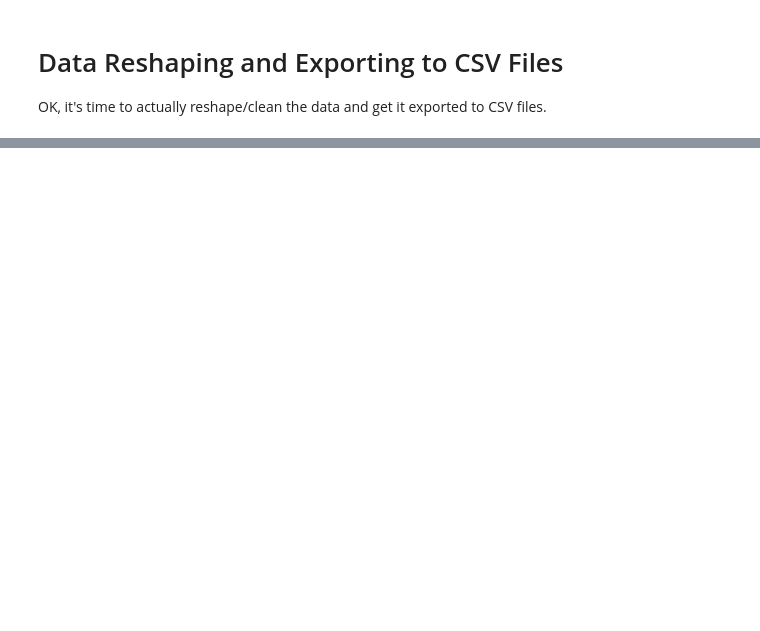
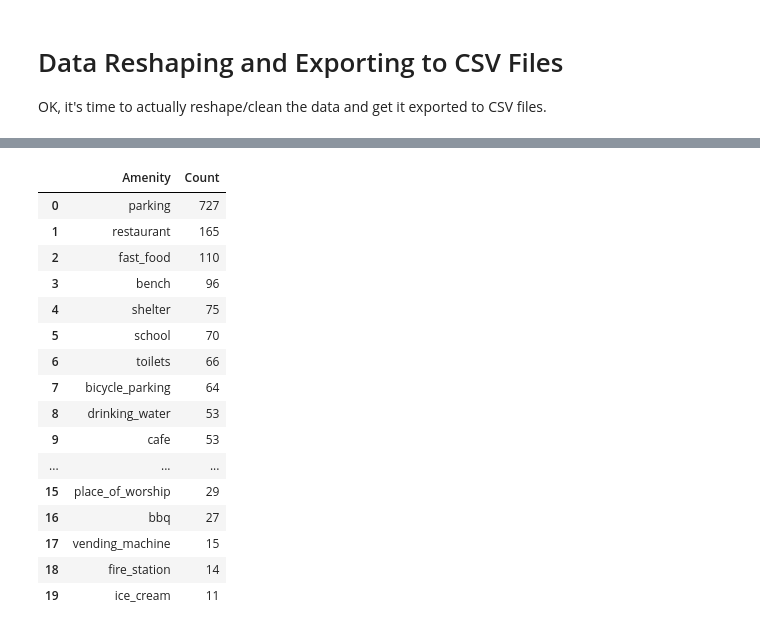
Before and after one commit to belgarion42/c750, a Jupyter notebook: Udacity OSM Project - Irvine, CA - Randy Crane.ipynb, the cells around one changed output, grey strips where cells are left out. Saved outputs shown, nothing was run; the diff lists cells and outputs as text; code cells hidden in the pictures; blank space fills up the shorter version.

```diff
--- a/Udacity OSM Project - Irvine, CA - Randy Crane.ipynb
+++ b/Udacity OSM Project - Irvine, CA - Randy Crane.ipynb
@@ -919,0 +1084,30 @@ conn.close()
+# %%
+#most common amenities
+cursor.execute("SELECT value, sum(count) as count FROM \
+               (SELECT value, count(*) as count FROM nodes_tags WHERE key = 'amenity' \
+               GROUP BY value \
+               UNION \
+               SELECT value, count(*) as count FROM ways_tags WHERE key = 'amenity' \
+               GROUP BY value) \
+               GROUP BY value ORDER BY count desc LIMIT 20;")
+rows = cursor.fetchall()
+amenities = pd.DataFrame(rows, columns=['Amenity', 'Count'])
+amenities
+# %% [output]
+|  | Amenity | Count |
+| 0 | parking | 727 |
+| 1 | restaurant | 165 |
+| 2 | fast_food | 110 |
+| 3 | bench | 96 |
+| 4 | shelter | 75 |
+| 5 | school | 70 |
+| 6 | toilets | 66 |
+| 7 | bicycle_parking | 64 |
+| 8 | drinking_water | 53 |
+| 9 | cafe | 53 |
+| ... | ... | ... |
+| 15 | place_of_worship | 29 |
+| 16 | bbq | 27 |
+| 17 | vending_machine | 15 |
+| 18 | fire_station | 14 |
+| 19 | ice_cream | 11 |
```
Also changed, not shown: parts of 69 cells of this notebook.
